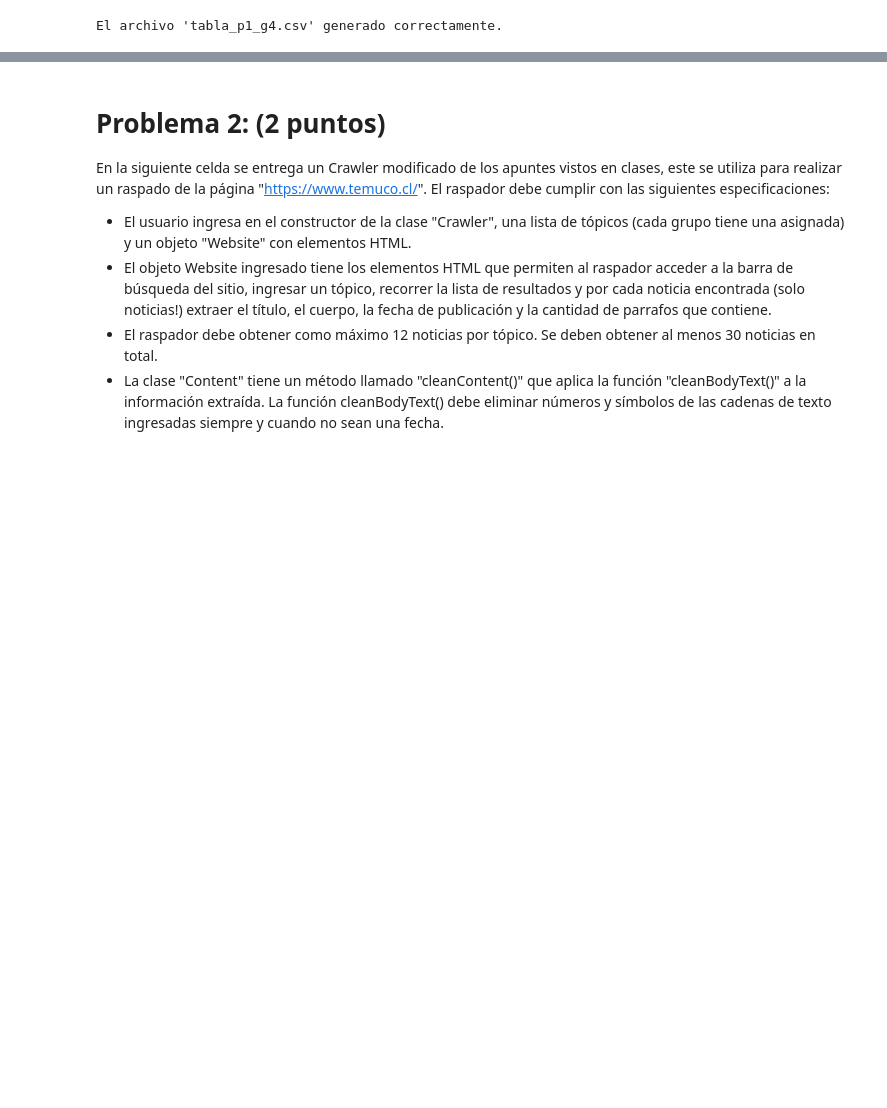
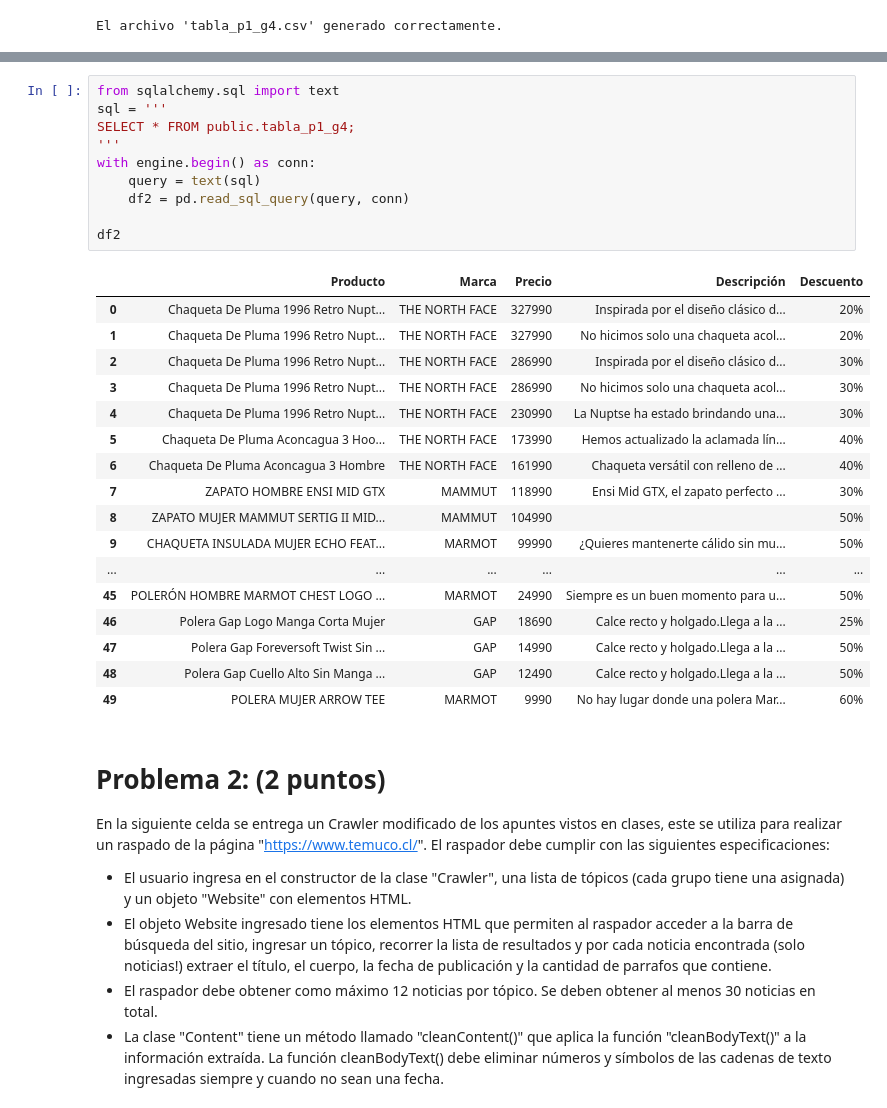
Before and after one commit to LuengoJavier/Tarea_Grupo_4, a Jupyter notebook: Tarea_IMA357_2025_2_Grupo_4.ipynb, the cells around one changed output, grey strips where cells are left out. Drawn from its saved outputs; the diff is of its cells as text; blank space fills up the shorter version.

Commit message:
Se sube punto c de la pregunta 1, se subió la tabla solicitada al sistema PostgreSQL

```diff
--- a/Tarea_IMA357_2025_2_Grupo_4.ipynb
+++ b/Tarea_IMA357_2025_2_Grupo_4.ipynb
@@ -269,3 +288,31 @@ El archivo 'tabla_p1_g4.csv' generado correctamente.
+# %%
+from sqlalchemy.sql import text
+sql = '''
+SELECT * FROM public.tabla_p1_g4;
+'''
+with engine.begin() as conn:
+    query = text(sql)
+    df2 = pd.read_sql_query(query, conn)
+
+df2
+# %% [output]
+|  | Producto | Marca | Precio | Descripción | Descuento |
+| 0 | Chaqueta De Pluma 1996 Retro Nupt... | THE NORTH FACE | 327990 | Inspirada por el diseño clásico d... | 20% |
+| 1 | Chaqueta De Pluma 1996 Retro Nupt... | THE NORTH FACE | 327990 | No hicimos solo una chaqueta acol... | 20% |
+| 2 | Chaqueta De Pluma 1996 Retro Nupt... | THE NORTH FACE | 286990 | Inspirada por el diseño clásico d... | 30% |
+| 3 | Chaqueta De Pluma 1996 Retro Nupt... | THE NORTH FACE | 286990 | No hicimos solo una chaqueta acol... | 30% |
+| 4 | Chaqueta De Pluma 1996 Retro Nupt... | THE NORTH FACE | 230990 | La Nuptse ha estado brindando una... | 30% |
+| 5 | Chaqueta De Pluma Aconcagua 3 Hoo... | THE NORTH FACE | 173990 | Hemos actualizado la aclamada lín... | 40% |
+| 6 | Chaqueta De Pluma Aconcagua 3 Hombre | THE NORTH FACE | 161990 | Chaqueta versátil con relleno de ... | 40% |
+| 7 | ZAPATO HOMBRE ENSI MID GTX | MAMMUT | 118990 | Ensi Mid GTX, el zapato perfecto ... | 30% |
+| 8 | ZAPATO MUJER MAMMUT SERTIG II MID... | MAMMUT | 104990 |  | 50% |
+| 9 | CHAQUETA INSULADA MUJER ECHO FEAT... | MARMOT | 99990 | ¿Quieres mantenerte cálido sin mu... | 50% |
+| ... | ... | ... | ... | ... | ... |
+| 45 | POLERÓN HOMBRE MARMOT CHEST LOGO ... | MARMOT | 24990 | Siempre es un buen momento para u... | 50% |
+| 46 | Polera Gap Logo Manga Corta Mujer | GAP | 18690 | Calce recto y holgado.Llega a la ... | 25% |
+| 47 | Polera Gap Foreversoft Twist Sin ... | GAP | 14990 | Calce recto y holgado.Llega a la ... | 50% |
+| 48 | Polera Gap Cuello Alto Sin Manga ... | GAP | 12490 | Calce recto y holgado.Llega a la ... | 50% |
+| 49 | POLERA MUJER ARROW TEE | MARMOT | 9990 | No hay lugar donde una polera Mar... | 60% |
 # %% [markdown]
 # Problema 2: (2 puntos)
 
```
Also changed, not shown: parts of 1 cell of this notebook.
